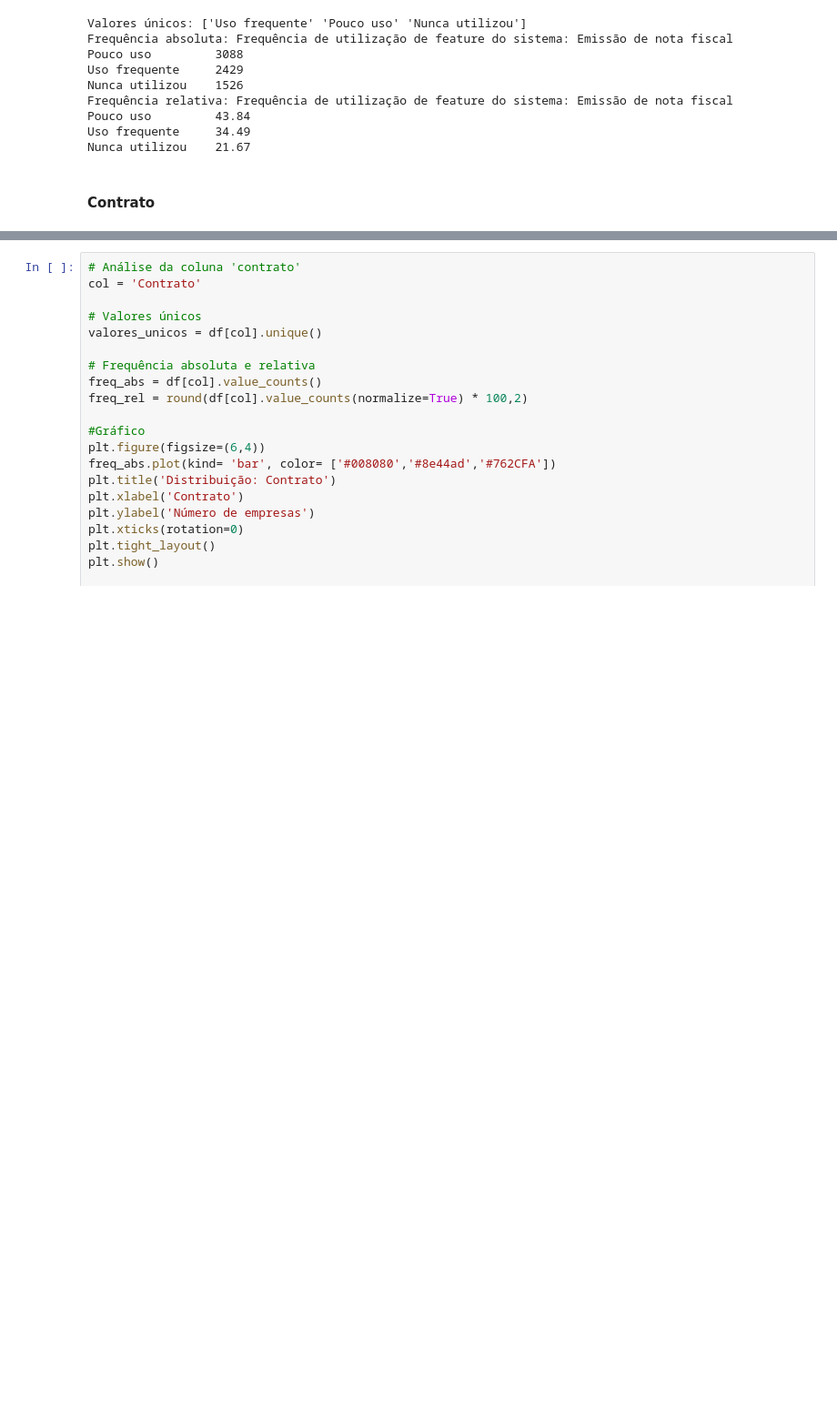
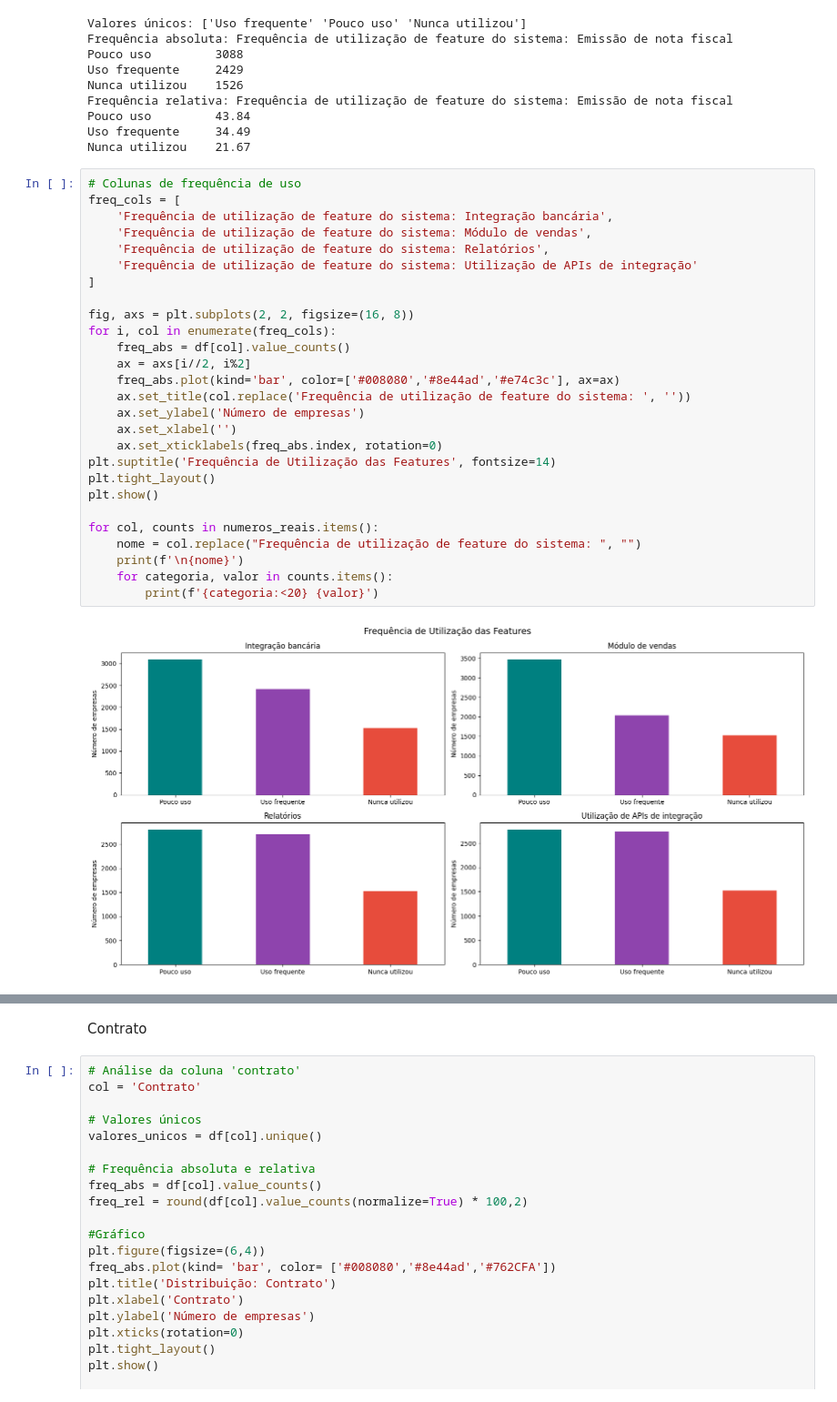
Before and after one commit to carolcalandrine/Analise-churn, a Jupyter notebook: projeto_churn.ipynb, the cells around one changed output, grey strips where cells are left out. Shown at 91% size. Cells and saved outputs as stored; diff of their text form; blank space fills up the shorter version.

```diff
--- a/projeto_churn.ipynb
+++ b/projeto_churn.ipynb
@@ -489,5 +393,32 @@ Frequência relativa: Frequência de utilização de feature do sistema: Emissã
 Pouco uso         43.84
 Uso frequente     34.49
 Nunca utilizou    21.67
-# %% [markdown]
-#### Contrato
+# %%
+# Colunas de frequência de uso
+freq_cols = [
+    'Frequência de utilização de feature do sistema: Integração bancária',
+    'Frequência de utilização de feature do sistema: Módulo de vendas',
+    'Frequência de utilização de feature do sistema: Relatórios',
+    'Frequência de utilização de feature do sistema: Utilização de APIs de integração'
+]
+
+fig, axs = plt.subplots(2, 2, figsize=(16, 8))
+for i, col in enumerate(freq_cols):
+    freq_abs = df[col].value_counts()
+    ax = axs[i//2, i%2]
+    freq_abs.plot(kind='bar', color=['#008080','#8e44ad','#e74c3c'], ax=ax)
+    ax.set_title(col.replace('Frequência de utilização de feature do sistema: ', ''))
+    ax.set_ylabel('Número de empresas')
+    ax.set_xlabel('')
+    ax.set_xticklabels(freq_abs.index, rotation=0)
+plt.suptitle('Frequência de Utilização das Features', fontsize=14)
+plt.tight_layout()
+plt.show()
+
+for col, counts in numeros_reais.items():
+    nome = col.replace("Frequência de utilização de feature do sistema: ", "")
+    print(f'\n{nome}')
+    for categoria, valor in counts.items():
+        print(f'{categoria:<20} {valor}')
+# %% [output]
+[figure, added]
@@ -494,3 +444,5 @@ Nunca utilizou    21.67
+# %% [markdown]
+Contrato
 # %%
 # Análise da coluna 'contrato'
 col = 'Contrato'
```
Also changed, not shown: parts of 48 cells of this notebook.
